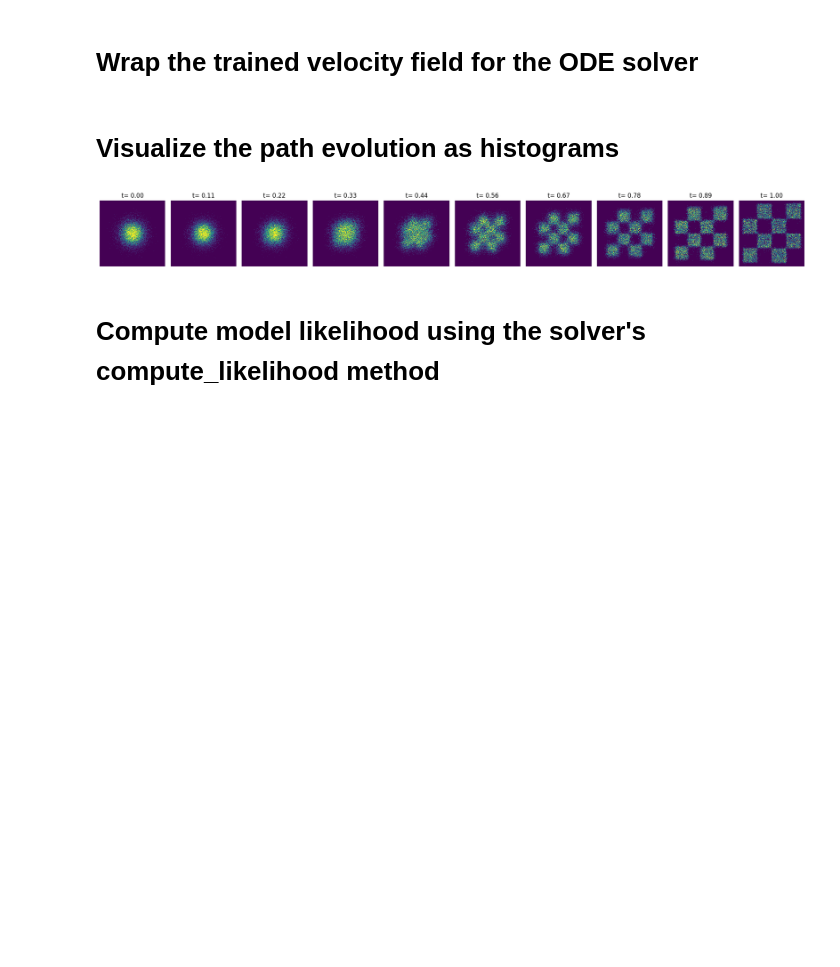
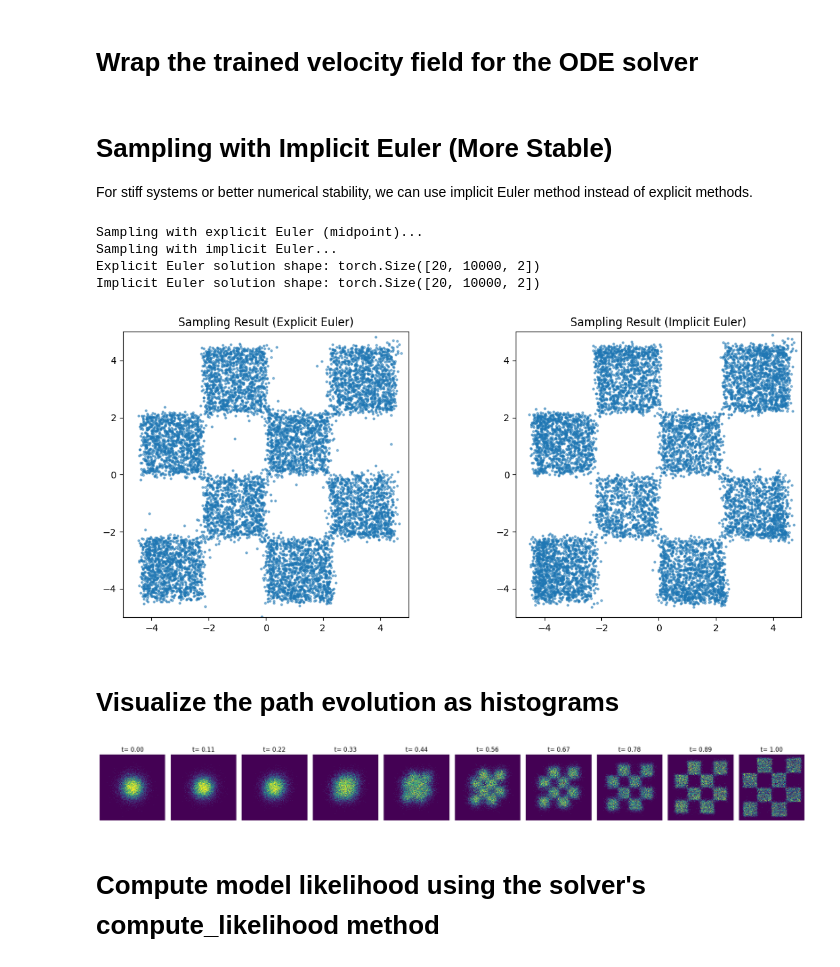
Before and after one commit to zhuyyi8866/2D-checkboard-in-flow-matching, a Jupyter notebook: 2D_checkerboard.ipynb, the cells around one changed output. Saved outputs shown, nothing was run; the diff lists cells and outputs as text; code cells hidden in the pictures; blank space fills up the shorter version.

Commit message:
add implicit inference

```diff
--- a/2D_checkerboard.ipynb
+++ b/2D_checkerboard.ipynb
@@ -168,6 +168,68 @@ solver = ODESolver(velocity_model=wrapped_vf)
 sol = solver.sample(time_grid=T, x_init=x_init, method='midpoint', step_size=step_size, return_intermediates=True)
 sol = sol.cpu().numpy()
 T = T.cpu()
+# %% [markdown]
+# Sampling with Implicit Euler (More Stable)
+
+For stiff systems or better numerical stability, we can use implicit Euler method instead of explicit methods.
+# %%
+# Compare explicit vs implicit Euler sampling
+wrapped_vf_implicit = WrappedModel(vf)
+
+# Using implicit Euler for sampling
+T_implicit = torch.linspace(0, 1, 20).to(device=device)
+x_init_implicit = torch.randn((10000, 2), dtype=torch.float32, device=device)
+solver_implicit = ODESolver(velocity_model=wrapped_vf_implicit)
+
+print("Sampling with explicit Euler (midpoint)...")
+sol_explicit = solver_implicit.sample(
+    time_grid=T_implicit,
+    x_init=x_init_implicit,
+    method='midpoint',
+    step_size=0.05,
+    return_intermediates=True
+)
+
+print("Sampling with implicit Euler...")
+sol_implicit = solver_implicit.sample(
+    time_grid=T_implicit,
+    x_init=x_init_implicit,
+    method='implicit_euler',
+    return_intermediates=True
+)
+
+print("Explicit Euler solution shape:", sol_explicit.shape)
+print("Implicit Euler solution shape:", sol_implicit.shape)
+
+# Visualize comparison
+fig, axs = plt.subplots(1, 2, figsize=(12, 5))
+
+# Final distribution - Explicit Euler
+axs[0].scatter(sol_explicit[-1, :, 0].cpu().numpy(),
+               sol_explicit[-1, :, 1].cpu().numpy(),
+               s=4, alpha=0.5)
+axs[0].set_title('Sampling Result (Explicit Euler)')
+axs[0].set_xlim(-5, 5)
+axs[0].set_ylim(-5, 5)
+axs[0].set_aspect('equal')
+
+# Final distribution - Implicit Euler
+axs[1].scatter(sol_implicit[-1, :, 0].cpu().numpy(),
+               sol_implicit[-1, :, 1].cpu().numpy(),
+               s=4, alpha=0.5)
+axs[1].set_title('Sampling Result (Implicit Euler)')
+axs[1].set_xlim(-5, 5)
+axs[1].set_ylim(-5, 5)
+axs[1].set_aspect('equal')
+
+plt.tight_layout()
+plt.show()
+# %% [output]
+Sampling with explicit Euler (midpoint)...
+Sampling with implicit Euler...
+Explicit Euler solution shape: torch.Size([20, 10000, 2])
+Implicit Euler solution shape: torch.Size([20, 10000, 2])
+[figure, added]
 # %% [markdown]
 # Visualize the path evolution as histograms
 # %%
```
Also changed, not shown: parts of 3 cells of this notebook, 1 other file.
